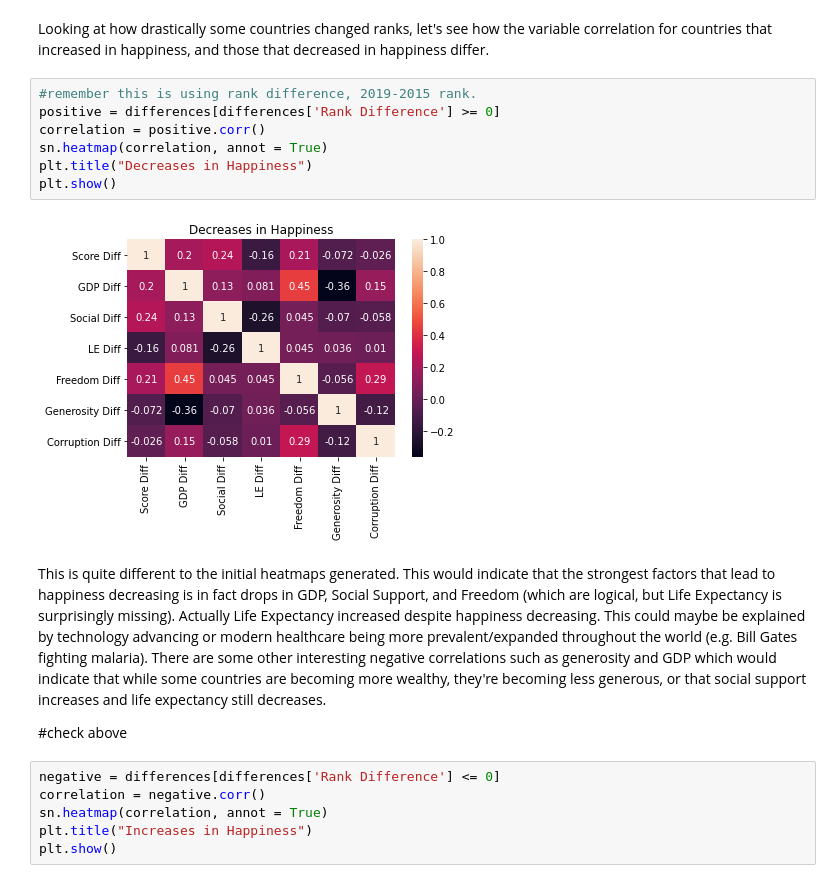
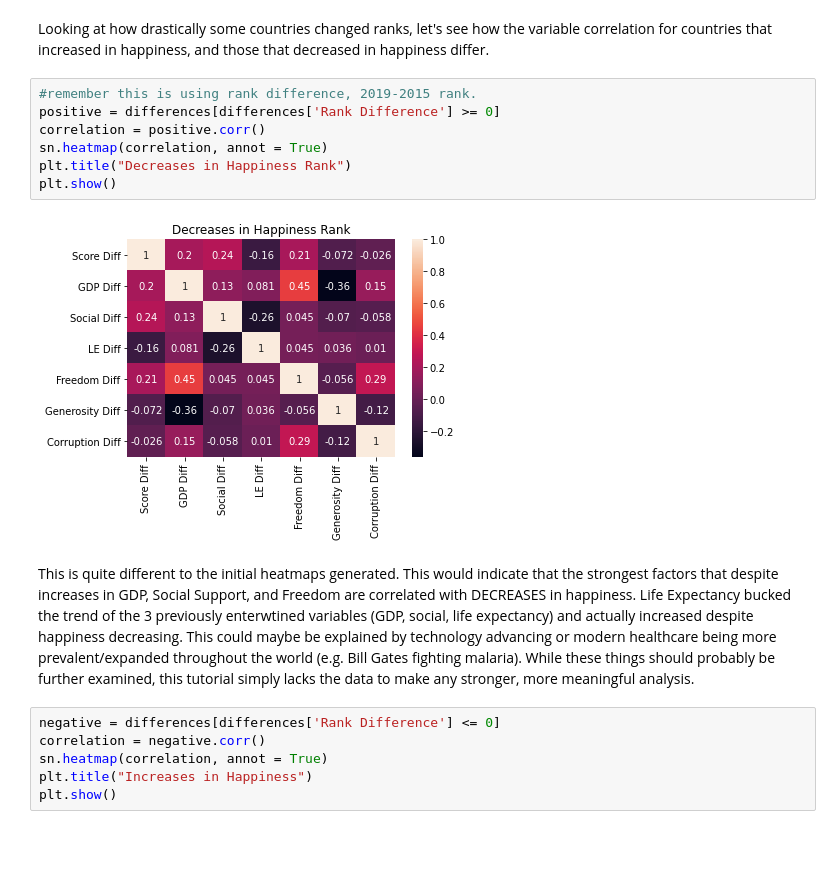
Before and after one commit to alexyxiao4/alexyxiao4.github.io, a Jupyter notebook: base.ipynb, the cells around one changed output. Cells and saved outputs as stored; diff of their text form; blank space fills up the shorter version.

Commit message:
done maybe

```diff
--- a/base.ipynb
+++ b/base.ipynb
@@ -503,16 +671,14 @@ Looking at how drastically some countries changed ranks, let's see how the varia
 # %%
 #remember this is using rank difference, 2019-2015 rank.
 positive = differences[differences['Rank Difference'] >= 0]
 correlation = positive.corr()
 sn.heatmap(correlation, annot = True)
-plt.title("Decreases in Happiness")
+plt.title("Decreases in Happiness Rank")
 plt.show()
 # %% [output]
-[figure, old version]
+[figure, new version]
 # %% [markdown]
-This is quite different to the initial heatmaps generated. This would indicate that the strongest factors that lead to happiness decreasing is in fact drops in GDP, Social Support, and Freedom (which are logical, but Life Expectancy is surprisingly missing). Actually Life Expectancy increased despite happiness decreasing. This could maybe be explained by technology advancing or modern healthcare being more prevalent/expanded throughout the world (e.g. Bill Gates fighting malaria). There are some other interesting negative correlations such as generosity and GDP which would indicate that while some countries are becoming more wealthy, they're becoming less generous, or that social support increases and life expectancy still decreases.
-
-#check above
+This is quite different to the initial heatmaps generated. This would indicate that the strongest factors that despite increases in GDP, Social Support, and Freedom are correlated with DECREASES in happiness. Life Expectancy bucked the trend of the 3 previously enterwtined variables (GDP, social, life expectancy) and actually increased despite happiness decreasing. This could maybe be explained by technology advancing or modern healthcare being more prevalent/expanded throughout the world (e.g. Bill Gates fighting malaria). While these things should probably be further examined, this tutorial simply lacks the data to make any stronger, more meaningful analysis.
 # %%
 negative = differences[differences['Rank Difference'] <= 0]
 correlation = negative.corr()
```
Also changed, not shown: parts of 23 cells of this notebook, 2 other files.
